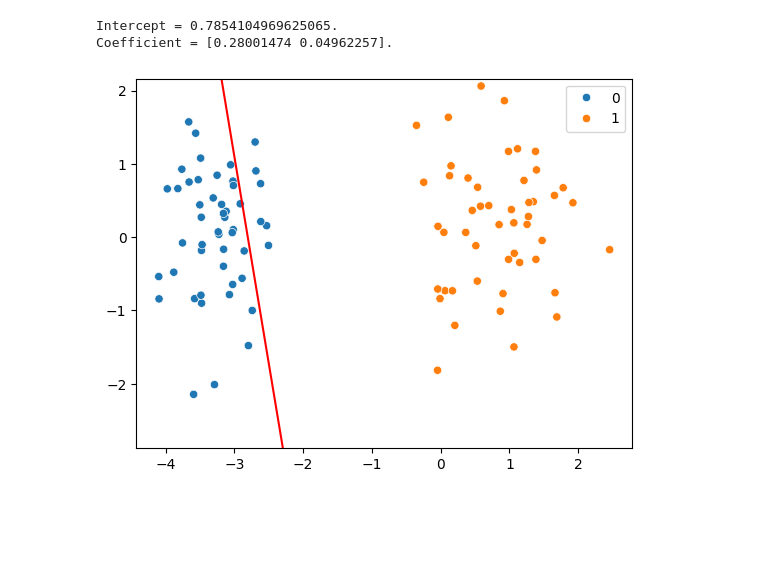
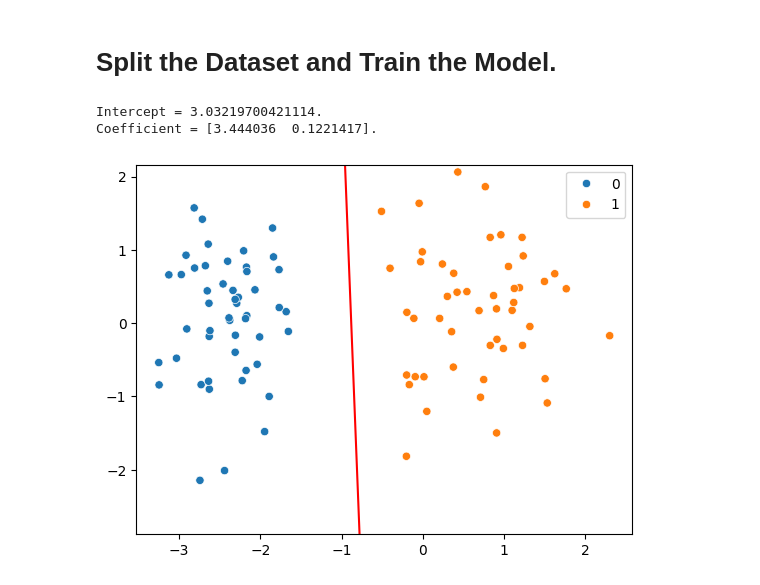
Before and after one commit to speedy1601/Data-Science-Library, a Jupyter notebook: Machine Learning/Logistic Regression/Code/2. Sigmoid (Updated version of Perceptron)/Logistic_regression_sigmoid.ipynb, the cells around one changed output. Saved outputs shown, nothing was run; the diff lists cells and outputs as text; code cells hidden in the pictures; blank space fills up the shorter version.

```diff
--- a/Machine Learning/Logistic Regression/Code/2. Sigmoid (Updated version of Perceptron)/Logistic_regression_sigmoid.ipynb
+++ b/Machine Learning/Logistic Regression/Code/2. Sigmoid (Updated version of Perceptron)/Logistic_regression_sigmoid.ipynb
@@ -10,3 +37,5 @@ import matplotlib.pyplot as plt
+# %% [markdown]
+#                                   Split the Dataset and Train the Model.
 # %%
 class Logistic_Perceptron: # I didn't put the predict function because campusx didn't write it in their tutorial.
     def __init__(self, learning_rate:float, epochs:int):
@@ -15,6 +44,9 @@ class Logistic_Perceptron: # I didn't put the predict function because campusx d
         self.epochs = epochs
         self.lr = learning_rate
 
+    def sigmoid(self, line: float) -> float: # line = w0x0 + w1x1 .... + wmxm.
+        return 1 / (1 + np.exp(-line))
+
     def fit(self, x_train: np.ndarray, y_train: np.ndarray):
         x_train = np.insert(arr=x_train, obj=0, values=1, axis=1) # (80, 3). axis=1 means insert 1 as the first(obj=0) column.
         n, m = x_train.shape # 80, 3.
@@ -22,46 +54,45 @@ class Logistic_Perceptron: # I didn't put the predict function because campusx d
 
         for epoch in range(1000):
             # For each epoch, we update the Line(i.e. line's weights(w0, w1 ... wm)) based on a single Point(x).
-            # y = Actual output, positive(1) or negative(0) region. y_hat = Binary Output by the current Line.
+            # y = Actual output, positive(1) or negative(0) region. y_hat = Sigmoid Output (from 0 to 1) by the current Line.
             random_index = np.random.randint(low=0, high=n) # Scalar.
             x, y = x_train[random_index], y_train[random_index] # Scalar, Scalar.
 
-            y_hat = np.dot(W, x) # dot((3), (3)) = Scalar.
-
+            y_hat = self.sigmoid(np.dot(W, x)) # dot((3), (3)) = Scalar.
             W = W + (y - y_hat) * self.lr * x # (3).
 
         self.intercept, self.coeff_ = W[0], W[1:]
 
         print(f"Intercept = {self.intercept}.")
         print(f"Coefficient = {self.coeff_}.")
 
 def main():
     #               Create Dataset, split it for training and testing, fit it to the model.
 
     X, y = make_classification(n_samples=100, n_features=2, n_informative=1, n_redundant=0,
-                               n_classes=2, n_clusters_per_class=1, random_state=41, hypercube=False, class_sep=20)
+                               n_classes=2, n_clusters_per_class=1, random_state=41, hypercube=False, class_sep=15)
 
     x_train, x_test, y_train, y_test = train_test_split(X, y, test_size=0.2, random_state=2) # (80, 2), (20, 2), (80), (20).
 
     lp = Logistic_Perceptron(learning_rate=0.1, epochs=1000) # To see how it works, watch "perceptron.gif".
     lp.fit(x_train, y_train)
 
     #               Drawing the Boundary Line. (Explained in "2.Logistic Regression Line.pdf" in Theory folder)
 
     m = -(lp.coeff_[0] / lp.coeff_[1]) # -(A/B)
     b = -(lp.intercept / lp.coeff_[1]) # -(Intercept/B)
 
     x_axis, y_axis = X[:, 0], X[:, 1] # The First Column, the Second Column.
     x_line = np.array([x_axis.min(), x_axis.max()])
     y_line = m * x_line + b
 
     sns.scatterplot(x = x_axis, y = y_axis, hue=y)
     sns.lineplot(x = x_line, y = y_line, color='red')
     plt.ylim((y_axis.min() + 0.1, y_axis.max() + 0.1))
 
 if __name__ == "__main__":
     main()
 # %% [output]
-Intercept = 0.7854104969625065.
-Coefficient = [0.28001474 0.04962257].
+Intercept = 3.03219700421114.
+Coefficient = [3.444036  0.1221417].
-[figure, old version]
+[figure, new version]
```
Also changed, not shown: parts of 4 cells of this notebook, 11 other files.
